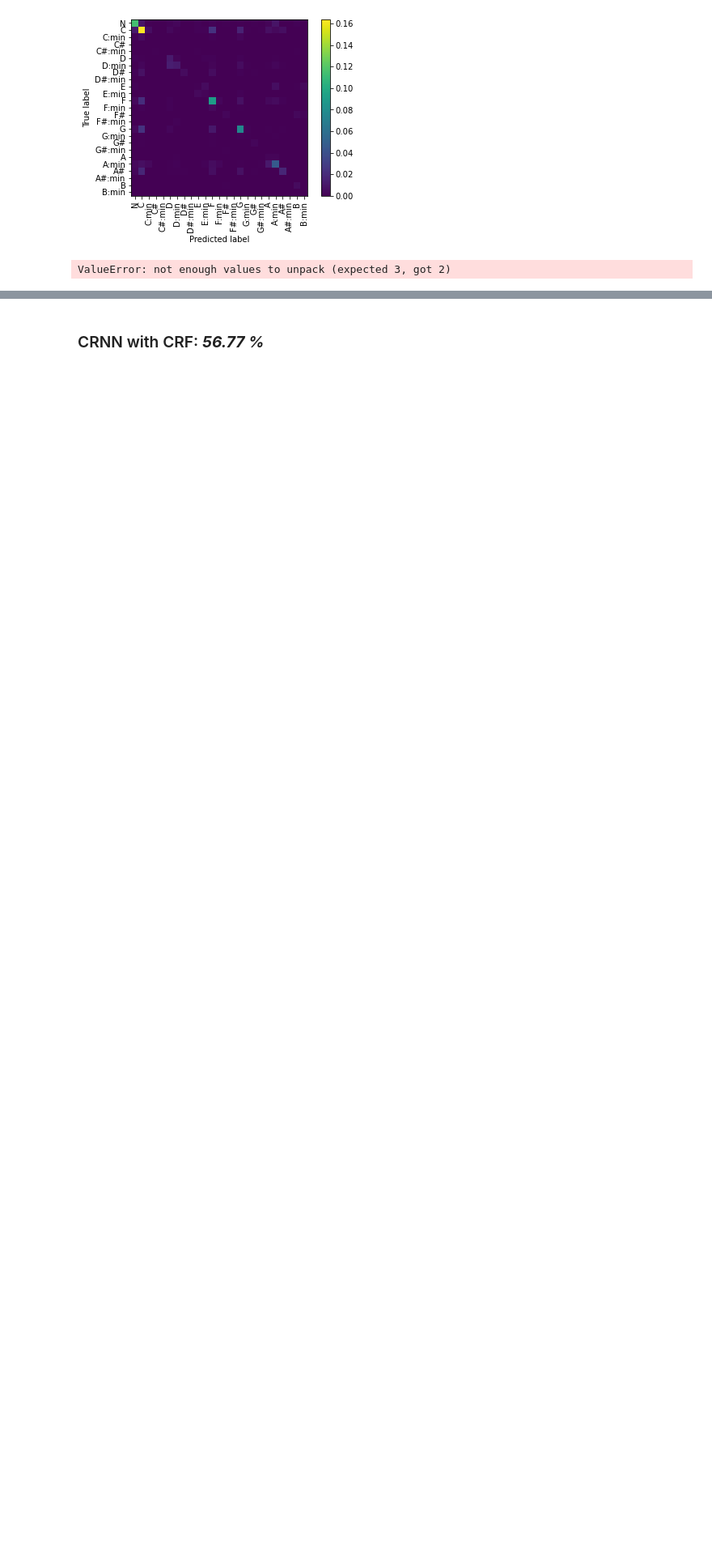
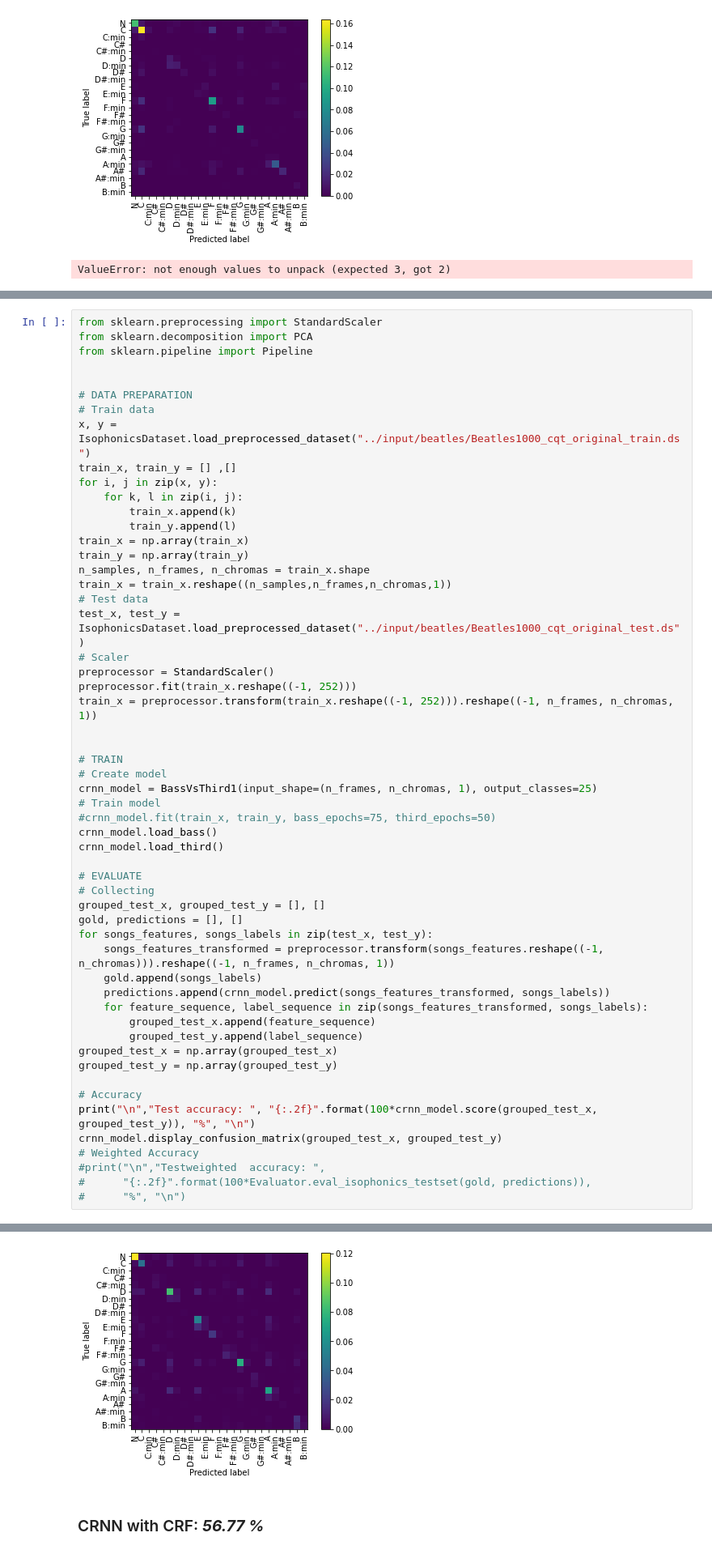
Before and after one commit to lanzv/SongChordsRecognizer, a Jupyter notebook: ACR_Training/Beatles Results.ipynb, the cells around one changed output, grey strips where cells are left out. Shown at 81% size. Saved outputs shown, nothing was run; the diff lists cells and outputs as text; blank space fills up the shorter version.

Commit message:
Original bass-third crnn result on beatles dataset

```diff
--- a/ACR_Training/Beatles Results.ipynb
+++ b/ACR_Training/Beatles Results.ipynb
@@ -379,0 +380,56 @@ ValueError: not enough values to unpack (expected 3, got 2)
+# %%
+from sklearn.preprocessing import StandardScaler
+from sklearn.decomposition import PCA
+from sklearn.pipeline import Pipeline
+
+
+# DATA PREPARATION
+# Train data
+x, y = IsophonicsDataset.load_preprocessed_dataset("../input/beatles/Beatles1000_cqt_original_train.ds")
+train_x, train_y = [] ,[]
+for i, j in zip(x, y):
+    for k, l in zip(i, j):
+        train_x.append(k)
+        train_y.append(l)
+train_x = np.array(train_x)
+train_y = np.array(train_y)
+n_samples, n_frames, n_chromas = train_x.shape
+train_x = train_x.reshape((n_samples,n_frames,n_chromas,1))
+# Test data
+test_x, test_y = IsophonicsDataset.load_preprocessed_dataset("../input/beatles/Beatles1000_cqt_original_test.ds")
+# Scaler
+preprocessor = StandardScaler()
+preprocessor.fit(train_x.reshape((-1, 252)))
+train_x = preprocessor.transform(train_x.reshape((-1, 252))).reshape((-1, n_frames, n_chromas, 1))
+
+
+# TRAIN
+# Create model
+crnn_model = BassVsThird1(input_shape=(n_frames, n_chromas, 1), output_classes=25)
+# Train model
+#crnn_model.fit(train_x, train_y, bass_epochs=75, third_epochs=50)
+crnn_model.load_bass()
+crnn_model.load_third()
+
+# EVALUATE
+# Collecting
+grouped_test_x, grouped_test_y = [], []
+gold, predictions = [], []
+for songs_features, songs_labels in zip(test_x, test_y):
+    songs_features_transformed = preprocessor.transform(songs_features.reshape((-1, n_chromas))).reshape((-1, n_frames, n_chromas, 1))
+    gold.append(songs_labels)
+    predictions.append(crnn_model.predict(songs_features_transformed, songs_labels))
+    for feature_sequence, label_sequence in zip(songs_features_transformed, songs_labels):
+        grouped_test_x.append(feature_sequence)
+        grouped_test_y.append(label_sequence)
+grouped_test_x = np.array(grouped_test_x)
+grouped_test_y = np.array(grouped_test_y)
+
+# Accuracy
+print("\n","Test accuracy: ", "{:.2f}".format(100*crnn_model.score(grouped_test_x, grouped_test_y)), "%", "\n")
+crnn_model.display_confusion_matrix(grouped_test_x, grouped_test_y)
+# Weighted Accuracy
+#print("\n","Testweighted  accuracy: ",
+#      "{:.2f}".format(100*Evaluator.eval_isophonics_testset(gold, predictions)),
+#      "%", "\n")
+# %% [output]
@@ -380,3 +453,4 @@ ValueError: not enough values to unpack (expected 3, got 2)
+[figure, added]
 # %% [markdown]
 ### CRNN with CRF: ***56.77 %***
 # %%
```
Also changed, not shown: parts of 2 cells of this notebook.
